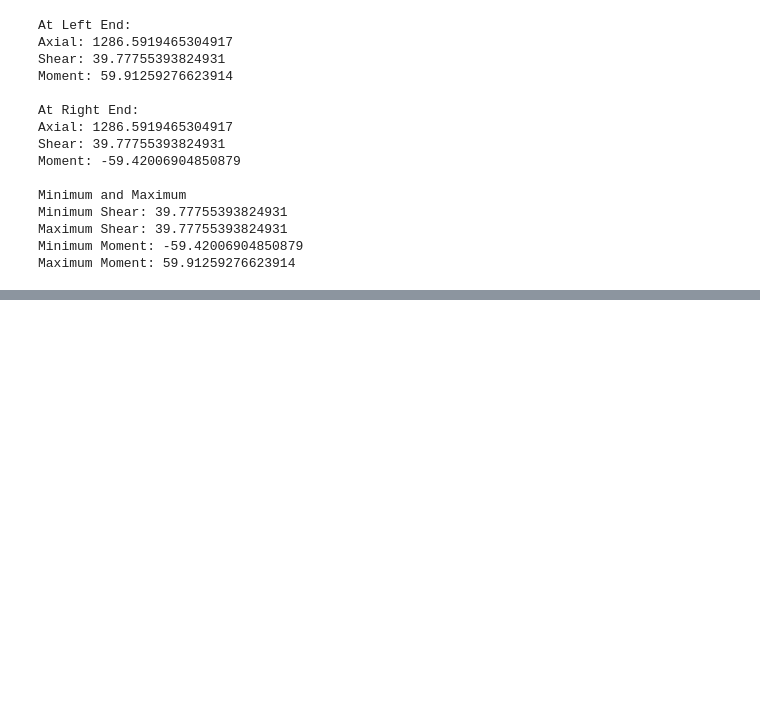
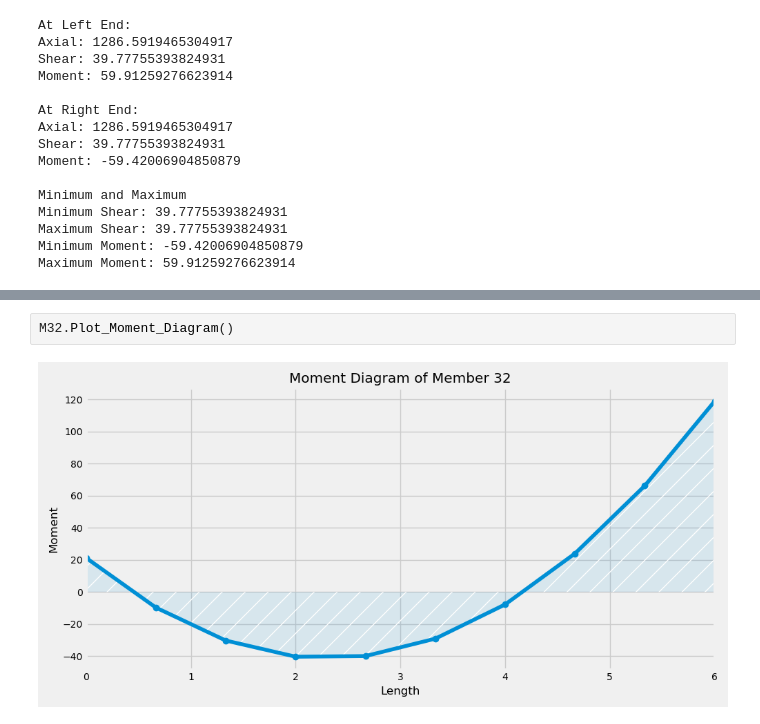
Before and after one commit to mjamezquidilla/pysead, a Jupyter notebook: Examples/Frame_2D/Example 5A.ipynb, the cells around one changed output, grey strips where cells are left out. Drawn from its saved outputs; the diff is of its cells as text; blank space fills up the shorter version.

```diff
--- a/Examples/Frame_2D/Example 5A.ipynb
+++ b/Examples/Frame_2D/Example 5A.ipynb
@@ -249,0 +264,4 @@ Maximum Moment: 59.91259276623914
+# %%
+M32.Plot_Moment_Diagram()
+# %% [output]
+[figure, added]
```
Also changed, not shown: parts of 11 cells of this notebook, 1 other file.
